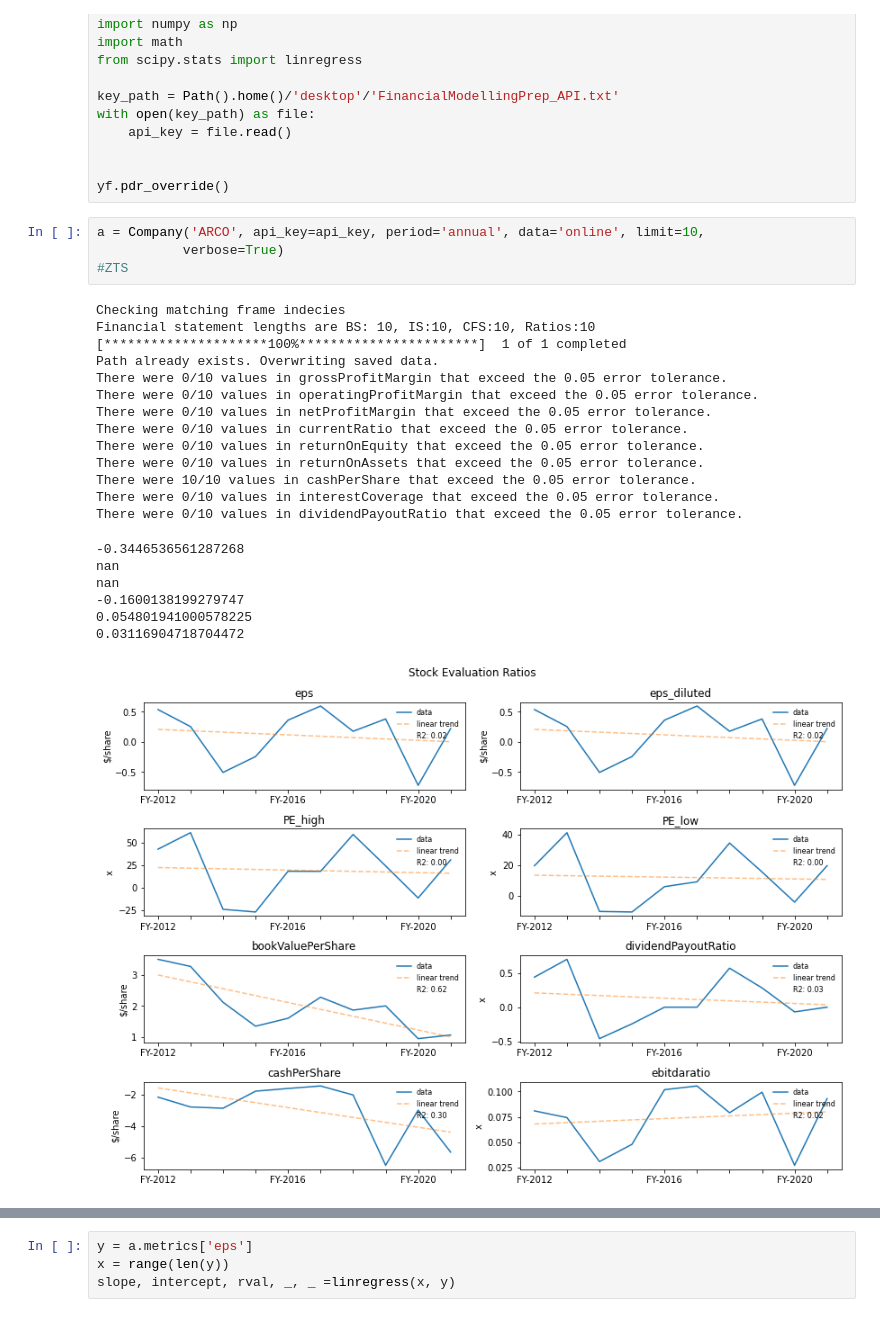
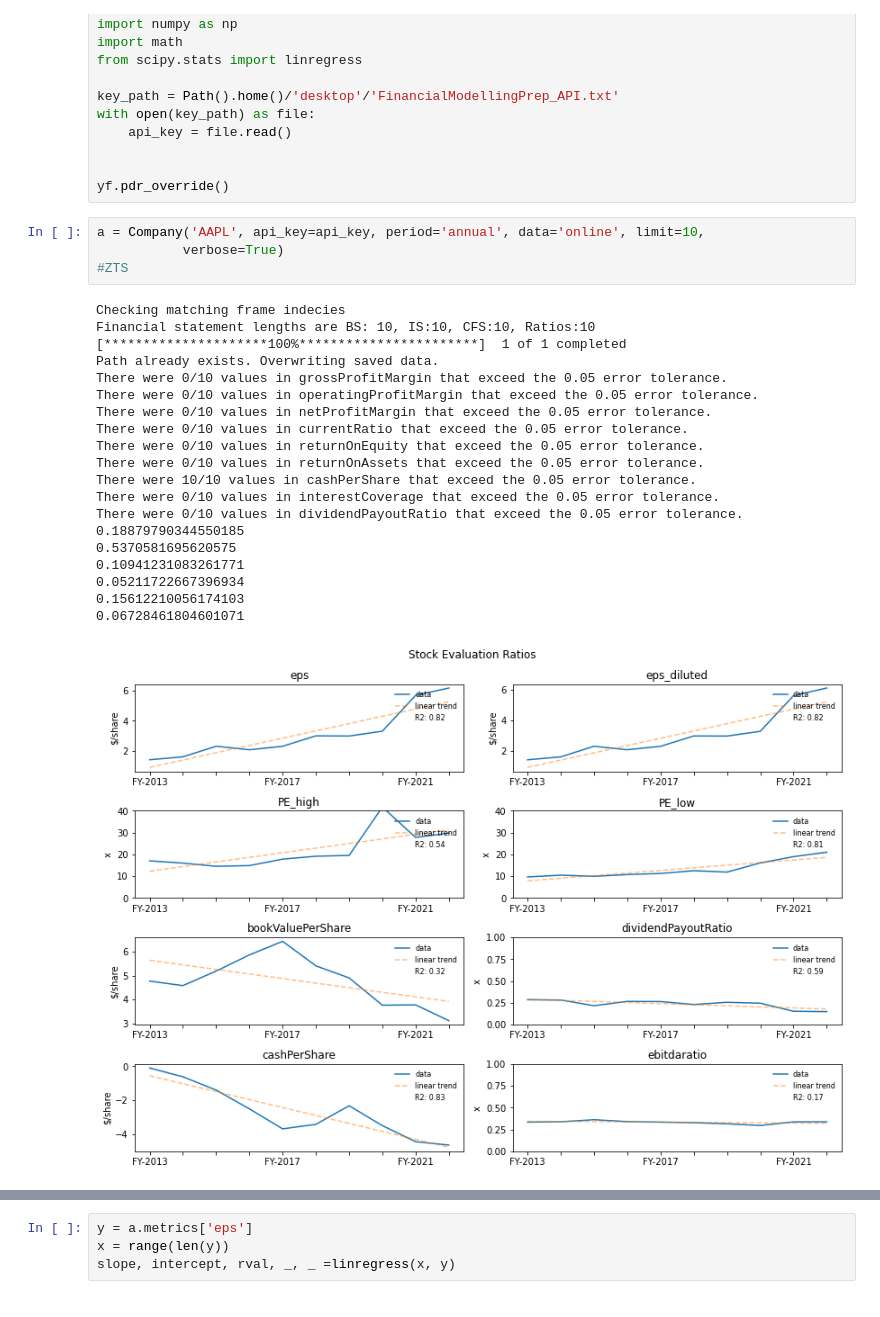
Before and after one commit to oldhiltonian/investment-tools, a Jupyter notebook: Example Use.ipynb, the cells around one changed output, grey strips where cells are left out. Cells and saved outputs as stored; diff of their text form.

```diff
--- a/Example Use.ipynb
+++ b/Example Use.ipynb
@@ -21,27 +21,27 @@ with open(key_path) as file:
 
 yf.pdr_override()
 # %%
-a = Company('ARCO', api_key=api_key, period='annual', data='online', limit=10,
+a = Company('AAPL', api_key=api_key, period='annual', data='online', limit=10,
            verbose=True)
 #ZTS
 # %% [output]
 Checking matching frame indecies
 Financial statement lengths are BS: 10, IS:10, CFS:10, Ratios:10
 [*********************100%***********************]  1 of 1 completed
 Path already exists. Overwriting saved data.
 There were 0/10 values in grossProfitMargin that exceed the 0.05 error tolerance.
 There were 0/10 values in operatingProfitMargin that exceed the 0.05 error tolerance.
 There were 0/10 values in netProfitMargin that exceed the 0.05 error tolerance.
 There were 0/10 values in currentRatio that exceed the 0.05 error tolerance.
 There were 0/10 values in returnOnEquity that exceed the 0.05 error tolerance.
 There were 0/10 values in returnOnAssets that exceed the 0.05 error tolerance.
 There were 10/10 values in cashPerShare that exceed the 0.05 error tolerance.
 There were 0/10 values in interestCoverage that exceed the 0.05 error tolerance.
 There were 0/10 values in dividendPayoutRatio that exceed the 0.05 error tolerance.
+0.18879790344550185
+0.5370581695620575
+0.10941231083261771
+0.05211722667396934
+0.15612210056174103
+0.06728461804601071
--0.3446536561287268
-nan
-nan
--0.1600138199279747
-0.054801941000578225
-0.03116904718704472
-[figure, old version]
+[figure, new version]
```
Also changed, not shown: parts of 19 cells of this notebook, 1 other file.
